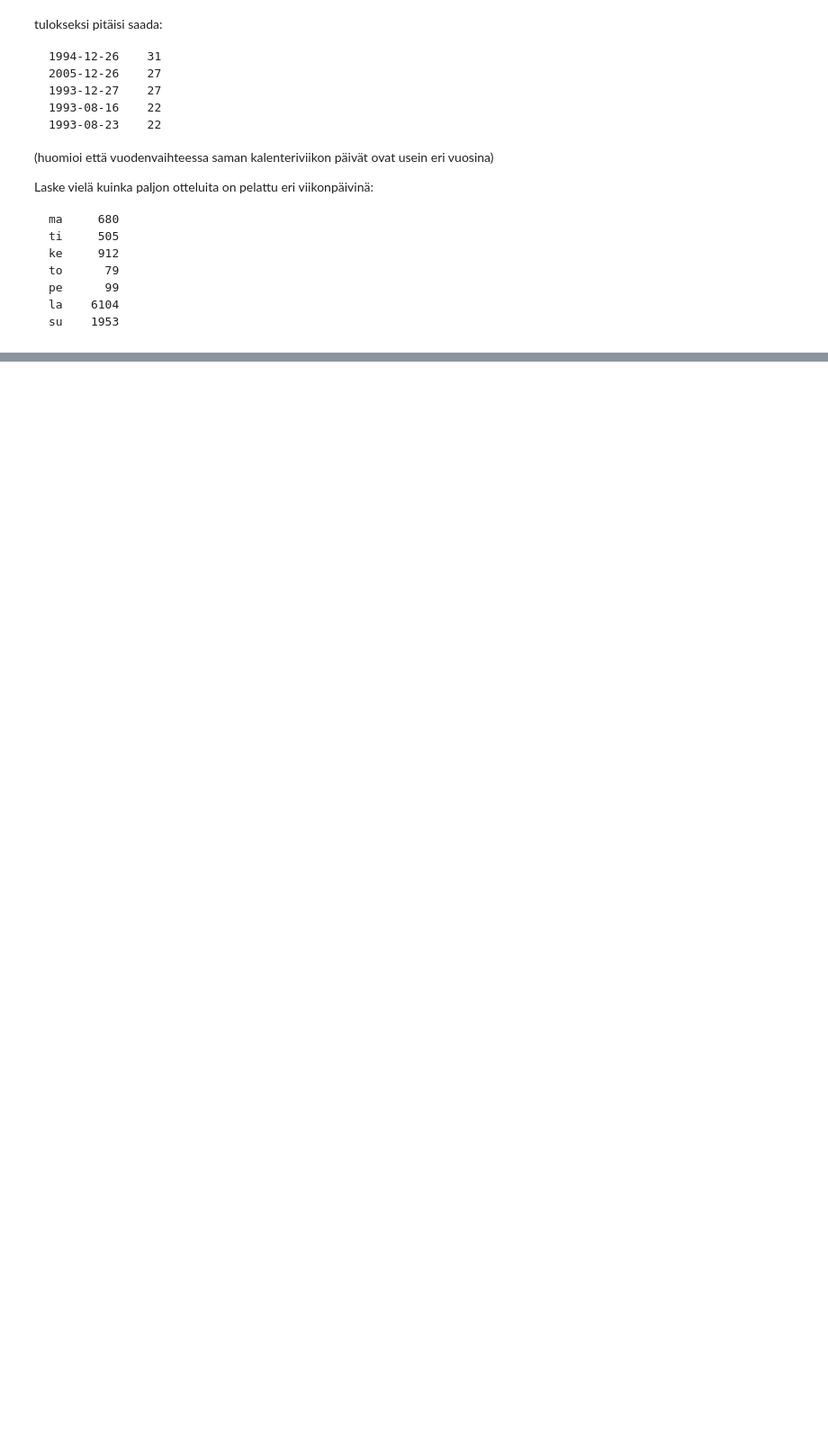
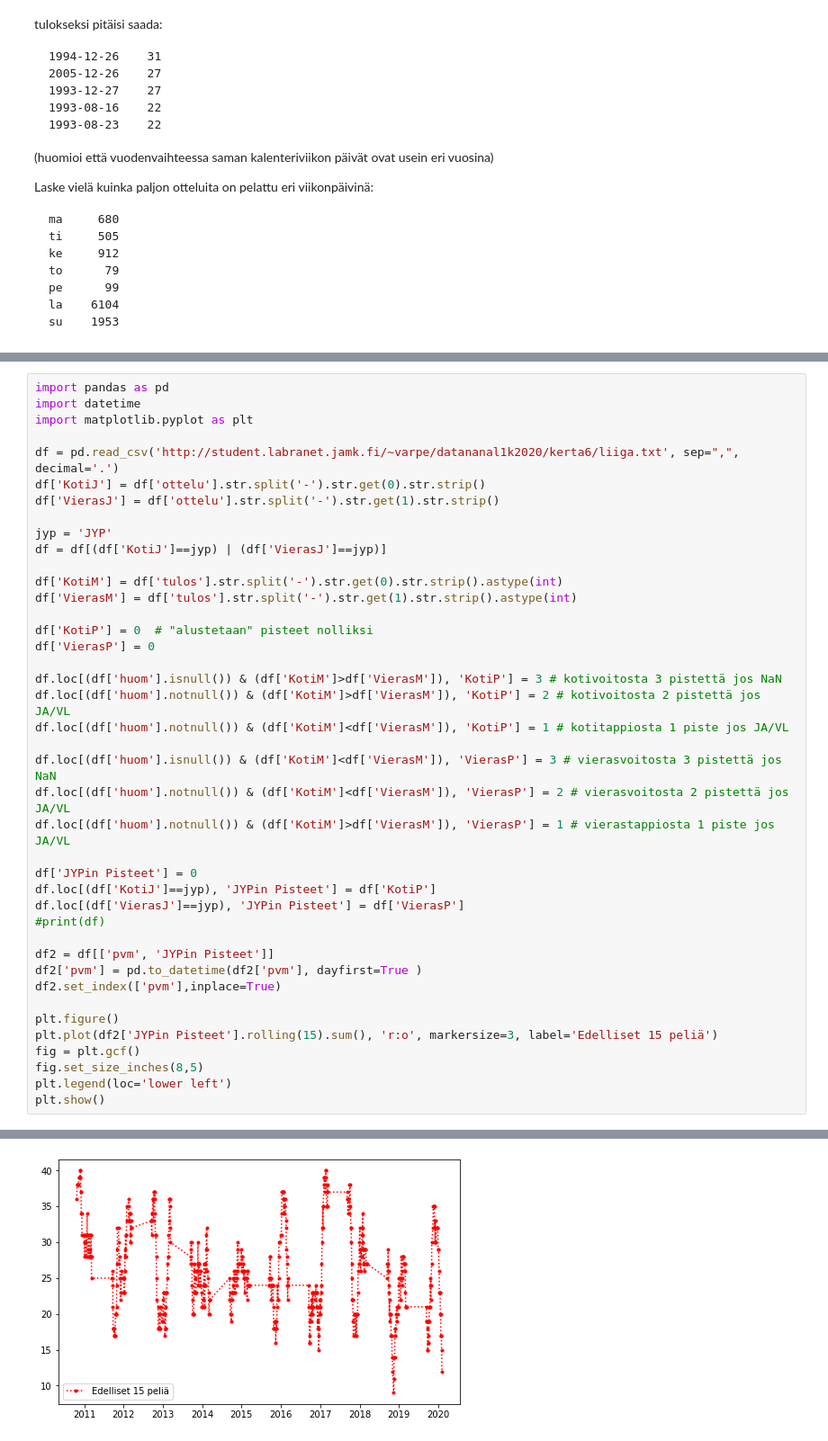
Before and after one commit to TapaniAlastalo/data_analytics, a Jupyter notebook: tehtävät/tapani_alastalo_teh6.ipynb, the cells around one changed output, grey strips where cells are left out. Shown at 90% size. Cells and saved outputs as stored; diff of their text form; blank space fills up the shorter version.

```diff
--- a/tehtävät/tapani_alastalo_teh6.ipynb
+++ b/tehtävät/tapani_alastalo_teh6.ipynb
@@ -81,3 +161,45 @@ Laske jokaisen JYP:n ottelun kohdalle paljonko JYP on saanut pisteitä edellises
 
 Malli:
 ![malli3](http://student.labranet.jamk.fi/~varpe/datananal2k2020/kerta6/malli3.png)
+# %%
+import pandas as pd
+import datetime
+import matplotlib.pyplot as plt
+
+df = pd.read_csv('http://student.labranet.jamk.fi/~varpe/datananal1k2020/kerta6/liiga.txt', sep=",", decimal='.')
+df['KotiJ'] = df['ottelu'].str.split('-').str.get(0).str.strip()
+df['VierasJ'] = df['ottelu'].str.split('-').str.get(1).str.strip()
+
+jyp = 'JYP'
+df = df[(df['KotiJ']==jyp) | (df['VierasJ']==jyp)]
+
+df['KotiM'] = df['tulos'].str.split('-').str.get(0).str.strip().astype(int)
+df['VierasM'] = df['tulos'].str.split('-').str.get(1).str.strip().astype(int)
+
+df['KotiP'] = 0  # "alustetaan" pisteet nolliksi
+df['VierasP'] = 0
+
+df.loc[(df['huom'].isnull()) & (df['KotiM']>df['VierasM']), 'KotiP'] = 3 # kotivoitosta 3 pistettä jos NaN
+df.loc[(df['huom'].notnull()) & (df['KotiM']>df['VierasM']), 'KotiP'] = 2 # kotivoitosta 2 pistettä jos JA/VL
+df.loc[(df['huom'].notnull()) & (df['KotiM']<df['VierasM']), 'KotiP'] = 1 # kotitappiosta 1 piste jos JA/VL
+
+df.loc[(df['huom'].isnull()) & (df['KotiM']<df['VierasM']), 'VierasP'] = 3 # vierasvoitosta 3 pistettä jos NaN
+df.loc[(df['huom'].notnull()) & (df['KotiM']<df['VierasM']), 'VierasP'] = 2 # vierasvoitosta 2 pistettä jos JA/VL
+df.loc[(df['huom'].notnull()) & (df['KotiM']>df['VierasM']), 'VierasP'] = 1 # vierastappiosta 1 piste jos JA/VL
+
+df['JYPin Pisteet'] = 0
+df.loc[(df['KotiJ']==jyp), 'JYPin Pisteet'] = df['KotiP']
+df.loc[(df['VierasJ']==jyp), 'JYPin Pisteet'] = df['VierasP']
+#print(df)
+
+df2 = df[['pvm', 'JYPin Pisteet']]
+df2['pvm'] = pd.to_datetime(df2['pvm'], dayfirst=True )
+df2.set_index(['pvm'],inplace=True)
+
+plt.figure()
+plt.plot(df2['JYPin Pisteet'].rolling(15).sum(), 'r:o', markersize=3, label='Edelliset 15 peliä')
+fig = plt.gcf()
+fig.set_size_inches(8,5)
+plt.legend(loc='lower left')
+plt.show()
+# %% [output]
@@ -84,3 +210,4 @@ Malli:
+[figure, added]
 # %% [markdown]
 ## 4. Kilometrit
 
```
Also changed, not shown: parts of 5 cells of this notebook, 4 other files.
